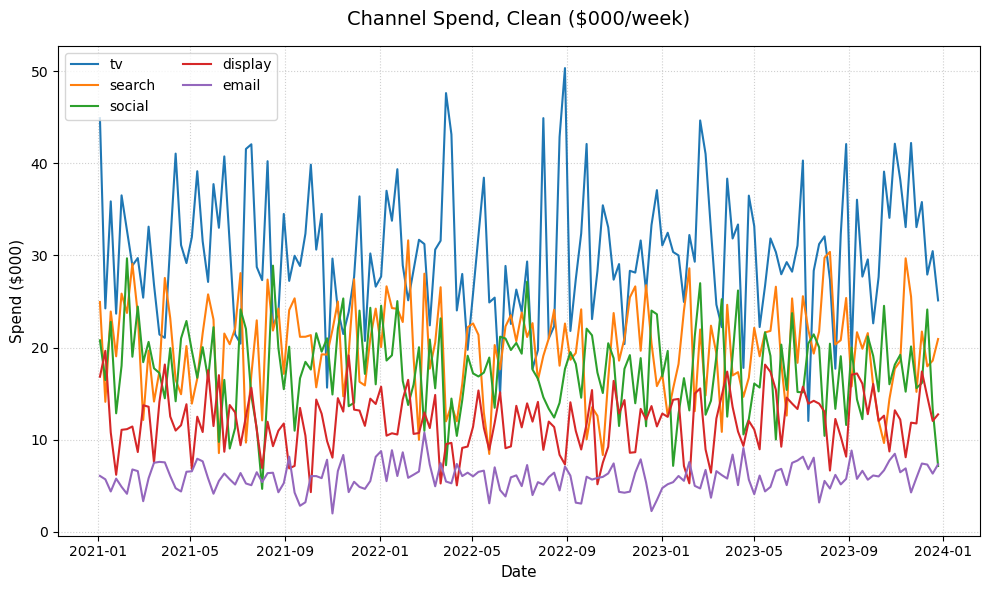
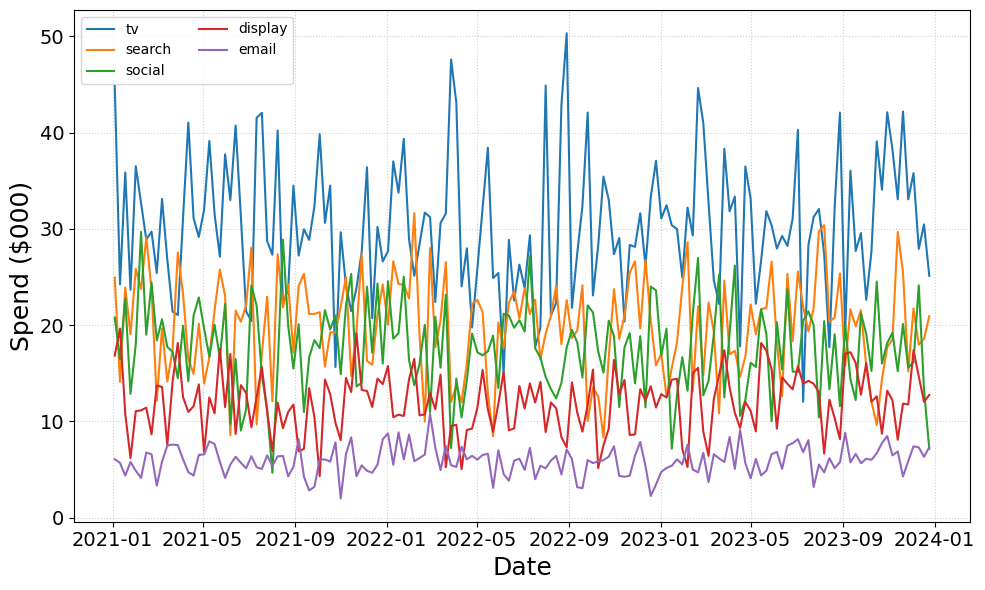
Code edit (unified diff) that turned the first committed figure into the second:
--- before
+++ after
@@ -7,11 +7,15 @@
 
 # Style and label the plot
-ax.set_title("Channel Spend, Clean ($000/week)", fontsize=14, pad=15)
-ax.set_xlabel("Date", fontsize=11)
-ax.set_ylabel("Spend ($000)", fontsize=11)
+# ax.set_title("Channel Spend, Clean ($000/week)", fontsize=14, pad=15)
+ax.set_xlabel("Date", fontsize=18)
+ax.set_ylabel("Spend ($000)", fontsize=18)
+
+# Increase the font size of the actual numbers on the x and y axes
+ax.tick_params(axis="both", which="major", labelsize=14)
+
 ax.grid(True, linestyle=":", alpha=0.6)
 ax.legend(fontsize=10, ncol=2, loc="upper left")
 
 plt.tight_layout()
-plt.show()
-# plt.savefig("channel_spend_clean.png", dpi=300)
+# plt.show()
+plt.savefig(os.path.join(FIG_DIR, "channel_spend_clean.png"), dpi=300)

Commit: updated data generation